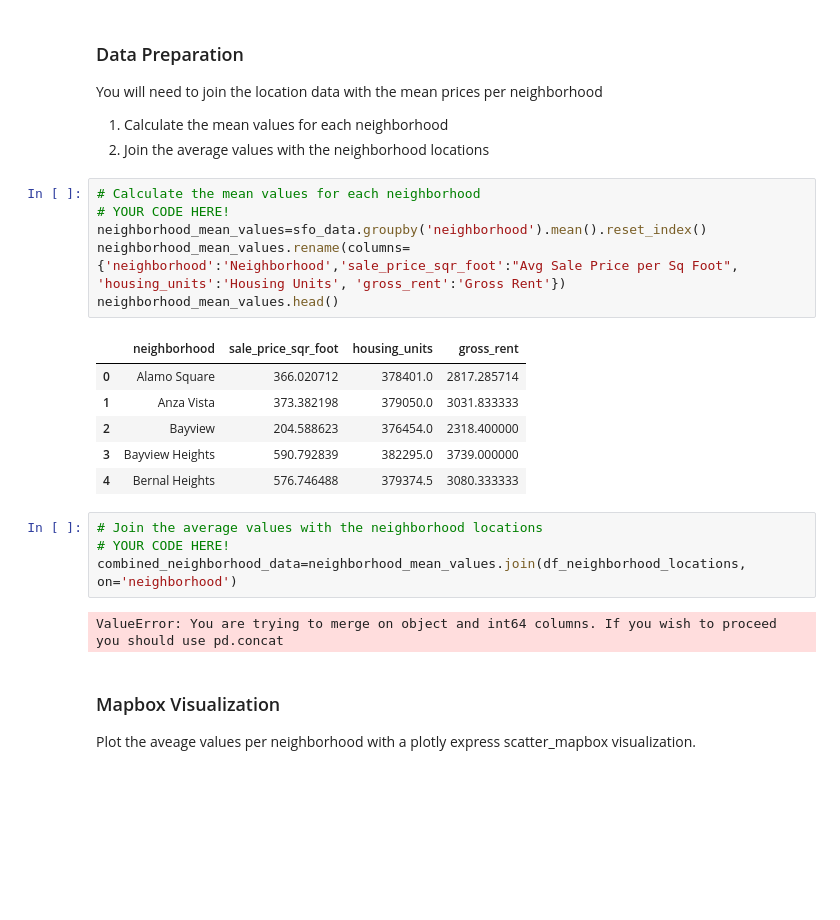
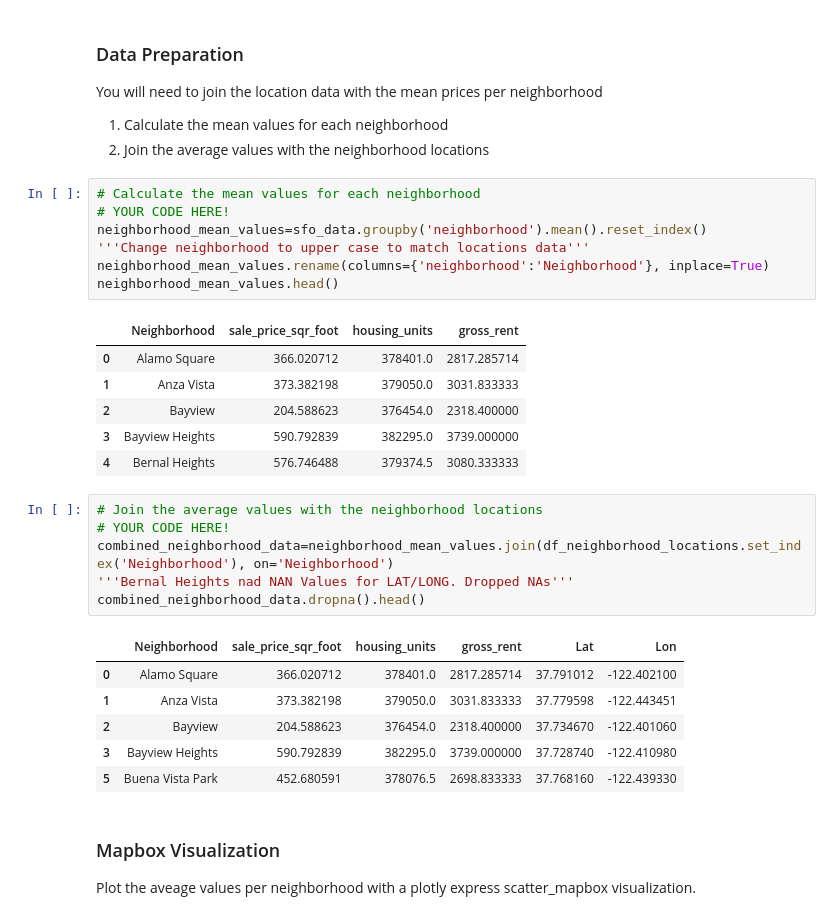
Before and after one commit to AnnSweetNanners/pyviz-homework, a Jupyter notebook: 06-PyViz/Instructions/Starter_Code/rental_analysis.ipynb, the cells around one changed output. Cells and saved outputs as stored; diff of their text form; blank space fills up the shorter version.

```diff
--- a/06-PyViz/Instructions/Starter_Code/rental_analysis.ipynb
+++ b/06-PyViz/Instructions/Starter_Code/rental_analysis.ipynb
@@ -228,11 +222,12 @@ You will need to join the location data with the mean prices per neighborhood
 # %%
 # Calculate the mean values for each neighborhood
 # YOUR CODE HERE!
 neighborhood_mean_values=sfo_data.groupby('neighborhood').mean().reset_index()
-neighborhood_mean_values.rename(columns={'neighborhood':'Neighborhood','sale_price_sqr_foot':"Avg Sale Price per Sq Foot", 'housing_units':'Housing Units', 'gross_rent':'Gross Rent'})
+'''Change neighborhood to upper case to match locations data'''
+neighborhood_mean_values.rename(columns={'neighborhood':'Neighborhood'}, inplace=True)
 neighborhood_mean_values.head()
 # %% [output]
-|  | neighborhood | sale_price_sqr_foot | housing_units | gross_rent |
+|  | Neighborhood | sale_price_sqr_foot | housing_units | gross_rent |
 | 0 | Alamo Square | 366.020712 | 378401.0 | 2817.285714 |
 | 1 | Anza Vista | 373.382198 | 379050.0 | 3031.833333 |
 | 2 | Bayview | 204.588623 | 376454.0 | 2318.400000 |
@@ -241,9 +236,16 @@ neighborhood_mean_values.head()
 # %%
 # Join the average values with the neighborhood locations
 # YOUR CODE HERE!
-combined_neighborhood_data=neighborhood_mean_values.join(df_neighborhood_locations, on='neighborhood')
+combined_neighborhood_data=neighborhood_mean_values.join(df_neighborhood_locations.set_index('Neighborhood'), on='Neighborhood')
+'''Bernal Heights nad NAN Values for LAT/LONG. Dropped NAs'''
+combined_neighborhood_data.dropna().head()
 # %% [output]
-ValueError: You are trying to merge on object and int64 columns. If you wish to proceed you should use pd.concat
+|  | Neighborhood | sale_price_sqr_foot | housing_units | gross_rent | Lat | Lon |
+| 0 | Alamo Square | 366.020712 | 378401.0 | 2817.285714 | 37.791012 | -122.402100 |
+| 1 | Anza Vista | 373.382198 | 379050.0 | 3031.833333 | 37.779598 | -122.443451 |
+| 2 | Bayview | 204.588623 | 376454.0 | 2318.400000 | 37.734670 | -122.401060 |
+| 3 | Bayview Heights | 590.792839 | 382295.0 | 3739.000000 | 37.728740 | -122.410980 |
+| 5 | Buena Vista Park | 452.680591 | 378076.5 | 2698.833333 | 37.768160 | -122.439330 |
 # %% [markdown]
 ### Mapbox Visualization
 
```
Also changed, not shown: parts of 7 cells of this notebook, 1 other file.
